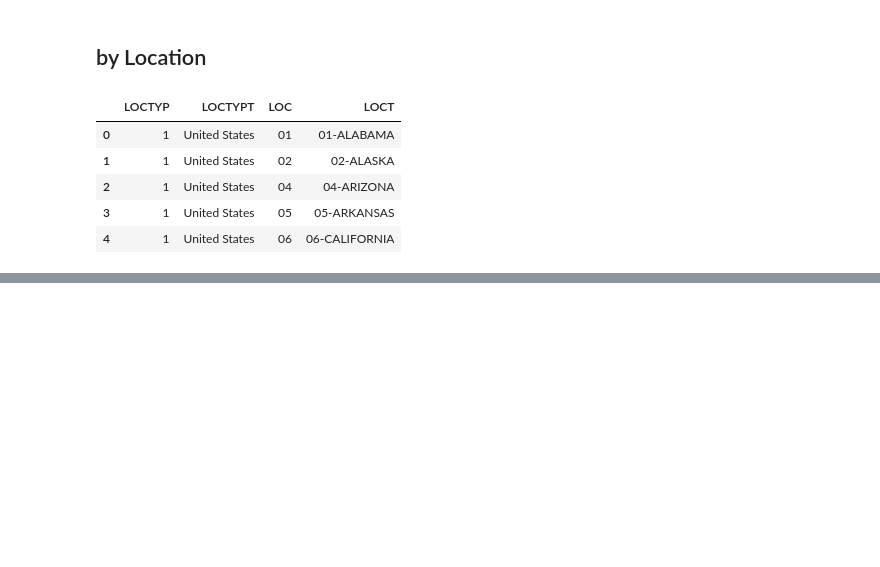
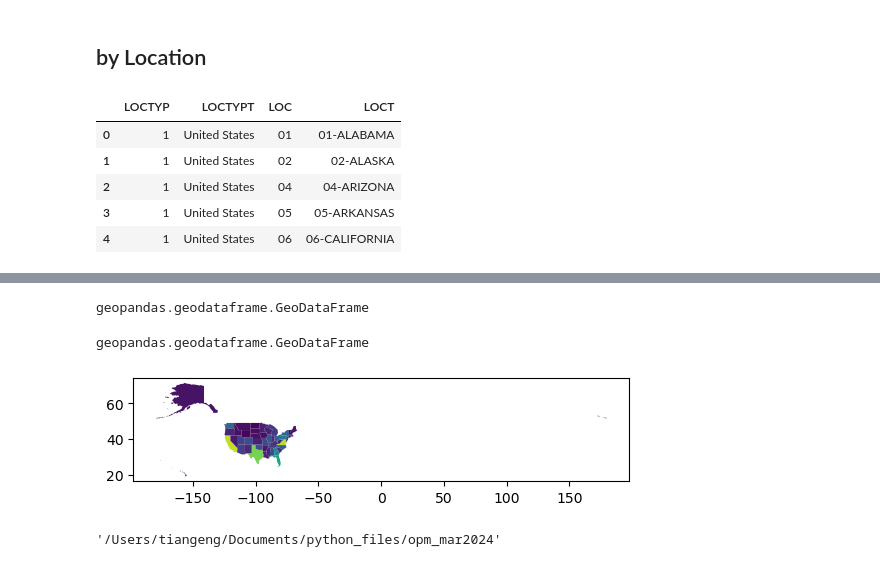
Before and after one commit to tiangenglu/data_wrangling, a Jupyter notebook: 2025-02-23_opm_March2024.ipynb, the cells around one changed output, grey strips where cells are left out. Cells and saved outputs as stored; diff of their text form; code cells hidden in the pictures; blank space fills up the shorter version.

```diff
--- a/2025-02-23_opm_March2024.ipynb
+++ b/2025-02-23_opm_March2024.ipynb
@@ -144,0 +175,3 @@ loc_freq_us_50st.head()
+# %%
+%%time
+state_dbf=gpd.read_file(geo_directory + r'/tl_2024_us_state.dbf')
@@ -144,0 +181,24 @@ loc_freq_us_50st.head()
+# %%
+type(state_dbf)
+# %% [output]
+geopandas.geodataframe.GeoDataFrame
+# %%
+loc_us_50st_dbf_full=loc_freq_us_50st.merge(state_dbf,
+                                            left_on='LOC',right_on='STATEFP',
+                                            how='left').drop(columns=['STATE'])
+# convert to GeoDataFrame
+loc_us_50st_dbf_full=gpd.GeoDataFrame(loc_us_50st_dbf_full)
+# %%
+type(loc_us_50st_dbf_full)
+# %% [output]
+geopandas.geodataframe.GeoDataFrame
+# %%
+# will fix the map later
+loc_us_50st_dbf_full[['count','geometry','NAME','STUSPS']].plot(column = 'count')
+plt.show()
+# %% [output]
+[figure, added]
+# %%
+os.getcwd()
+# %% [output]
+'/Users/tiangeng/Documents/python_files/opm_mar2024'
```
Also changed, not shown: parts of 8 cells of this notebook.
